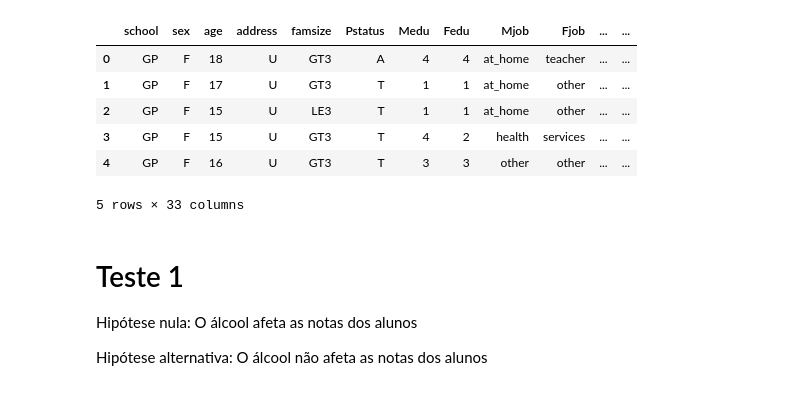
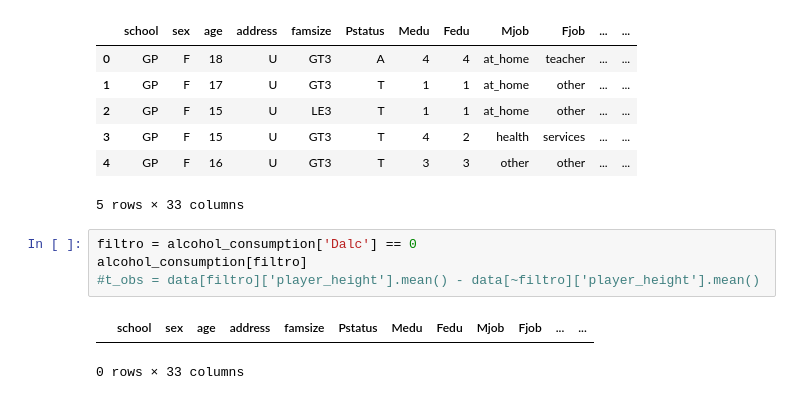
Before and after one commit to ferprr/data-science-project, a Jupyter notebook: notebooks/hypothesis_tests_and_IC.ipynb, the cells around one changed output. Drawn from its saved outputs; the diff is of its cells as text.

```diff
--- a/notebooks/hypothesis_tests_and_IC.ipynb
+++ b/notebooks/hypothesis_tests_and_IC.ipynb
@@ -24,9 +24,10 @@ alcohol_consumption.head()
 | 3 | GP | F | 15 | U | GT3 | T | 4 | 2 | health | services | ... | ... |
 | 4 | GP | F | 16 | U | GT3 | T | 3 | 3 | other | other | ... | ... |
 5 rows × 33 columns
-# %% [markdown]
-# Teste 1
-
-Hipótese nula: O álcool afeta as notas dos alunos
-
-Hipótese alternativa: O álcool não afeta as notas dos alunos
+# %%
+filtro = alcohol_consumption['Dalc'] == 0
+alcohol_consumption[filtro]
+#t_obs = data[filtro]['player_height'].mean() - data[~filtro]['player_height'].mean()
+# %% [output]
+|  | school | sex | age | address | famsize | Pstatus | Medu | Fedu | Mjob | Fjob | ... | ... |
+0 rows × 33 columns
```
Also changed, not shown: parts of 22 cells of this notebook.
